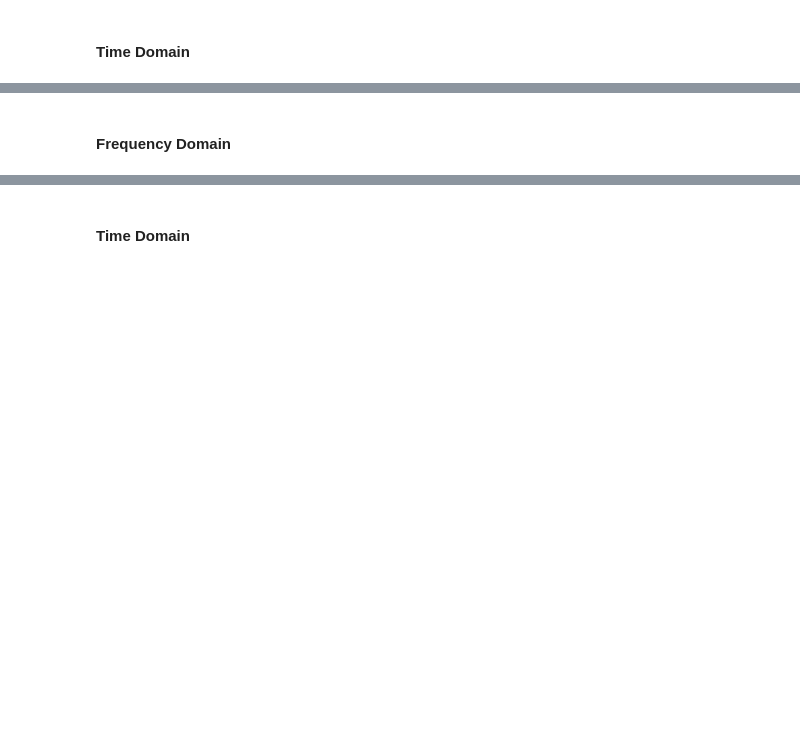
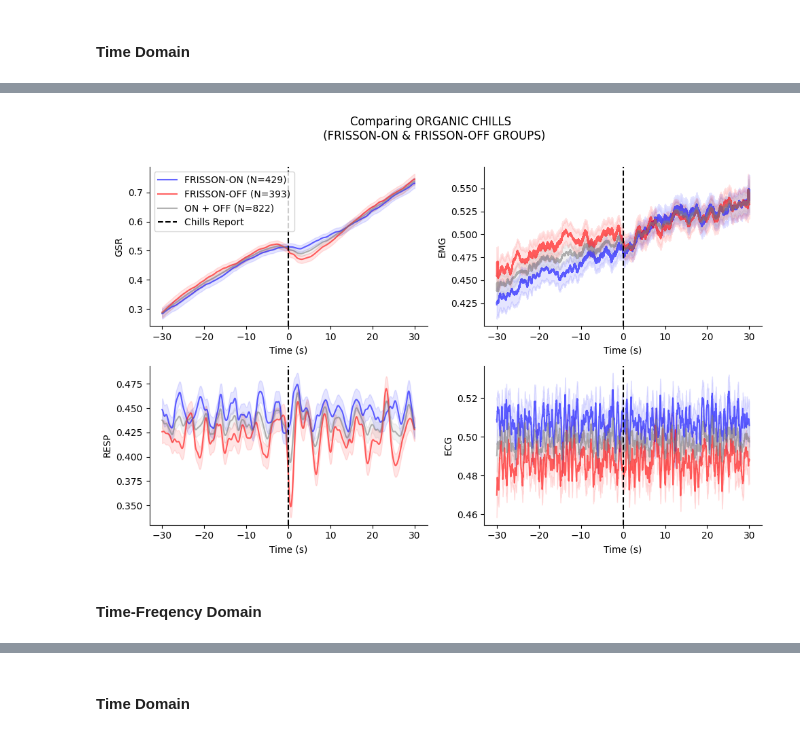
Before and after one commit to emmanuel-olateju/chills_characterization, a Jupyter notebook: notebooks/chills_physiological_analysis.ipynb, the cells around one changed output, grey strips where cells are left out. Cells and saved outputs as stored; diff of their text form; code cells hidden in the pictures; blank space fills up the shorter version.

```diff
--- a/notebooks/chills_physiological_analysis.ipynb
+++ b/notebooks/chills_physiological_analysis.ipynb
@@ -200,0 +281,10 @@ print(frisson_epochs.shape, chills_epochs.shape, non_chills_epochs.shape)
+# %%
+window = 0.01
+frisson_on = np.apply_along_axis(lambda x: m_avg(x, window), axis=1, arr=frisson_on_epochs)
+frisson_off = np.apply_along_axis(lambda x: m_avg(x, window), axis=1, arr=frisson_off_epochs)
+
+frisson_on = minmax_scale(frisson_on, 1)
+frisson_off = minmax_scale(frisson_off, 1)
+
+frisson = np.vstack((frisson_on, frisson_off))
+frisson_on.shape, frisson_off.shape, frisson.shape
@@ -371,2 +295,52 @@ plt.savefig("plots/ecg_organic_vs_augmented_chills_markers.png", dpi=300, bbox_i
+# %%
+frisson_on_mean = frisson_on.mean(axis=0)
+frisson_off_mean = frisson_off.mean(axis=0)
+frisson_mean = frisson.mean(axis=0)
+
+frisson_on_std = frisson_on.std(axis=0) / len(frisson_on)**0.5
+frisson_off_std = frisson_off.std(axis=0) / len(frisson_off)**0.5
+frisson_std = frisson.std(axis=0) / len(frisson)**0.5
+# %%
+fig, ax_ = plt.subplots(2, 2, figsize=(10, 6))
+ax = ax_.flatten()
+
+for sensor in ["gsr", "emg", "resp", "ecg"]:
+  ch = select_channel[sensor]
+
+  y = frisson_on_mean[:, ch].T
+  y_std = frisson_on_std[:, ch]
+  ax[ch].plot(np.arange(-30, 30, 1/fs), y, label=f"FRISSON-ON (N={len(frisson_on)})", color=(0, 0, 1, 0.6))
+  ax[ch].fill_between(np.arange(-30, 30, 1/fs), y - y_std, y + y_std, color=(0, 0, 1, 0.1))
+
+  y = frisson_off_mean[:, ch].T
+  y_std = frisson_off_std[:, ch]
+  ax[ch].plot(np.arange(-30, 30, 1/fs), y, label=f"FRISSON-OFF (N={len(frisson_off)})", color=(1, 0, 0, 0.6))
+  ax[ch].fill_between(np.arange(-30, 30, 1/fs), y - y_std, y + y_std, color=(1, 0, 0, 0.1))
+
+  y = frisson_mean[:, ch].T
+  y_std = frisson_std[:, ch]
+  ax[ch].plot(np.arange(-30, 30, 1/fs), y, label=f"ON + OFF (N={len(frisson)})", color=(0.5, 0.5, 0.5, 0.6))
+  ax[ch].fill_between(np.arange(-30, 30, 1/fs), y - y_std, y + y_std, color=(0.5, 0.5, 0.5, 0.1))
+
+  ax[ch].spines["top"].set_visible(False)
+  ax[ch].spines["right"].set_visible(False)
+
+  # plt.axvline(0, color="black", linestyle="--", label="baseline")
+  ax[ch].axvline(0, color="black", linestyle="--", label="Chills Report")
+
+  # ax[ch].yticks([])
+  # ax[ch].set_title(f"{sensor}", y=1.05)
+  ax[ch].set_xlabel("Time (s)")
+  ax[ch].set_ylabel(sensor.upper())
+
+  if ch==0:
+    ax[ch].legend(loc="upper left")
+  ax[ch].grid(False)
+
+fig.tight_layout()
+fig.suptitle("Comparing ORGANIC CHILLS \n (FRISSON-ON & FRISSON-OFF GROUPS)", y=1.1)
+plt.savefig("plots/physiological_analysis/ORGANIC_CHILLS_COMPARISON_TIME_DOMAIN.png", dpi=300, bbox_inches="tight")
+# %% [output]
+[figure, added]
 # %% [markdown]
-#### Frequency Domain
+#### Time-Freqency Domain
```
Also changed, not shown: parts of 75 cells of this notebook, 2 other files.
